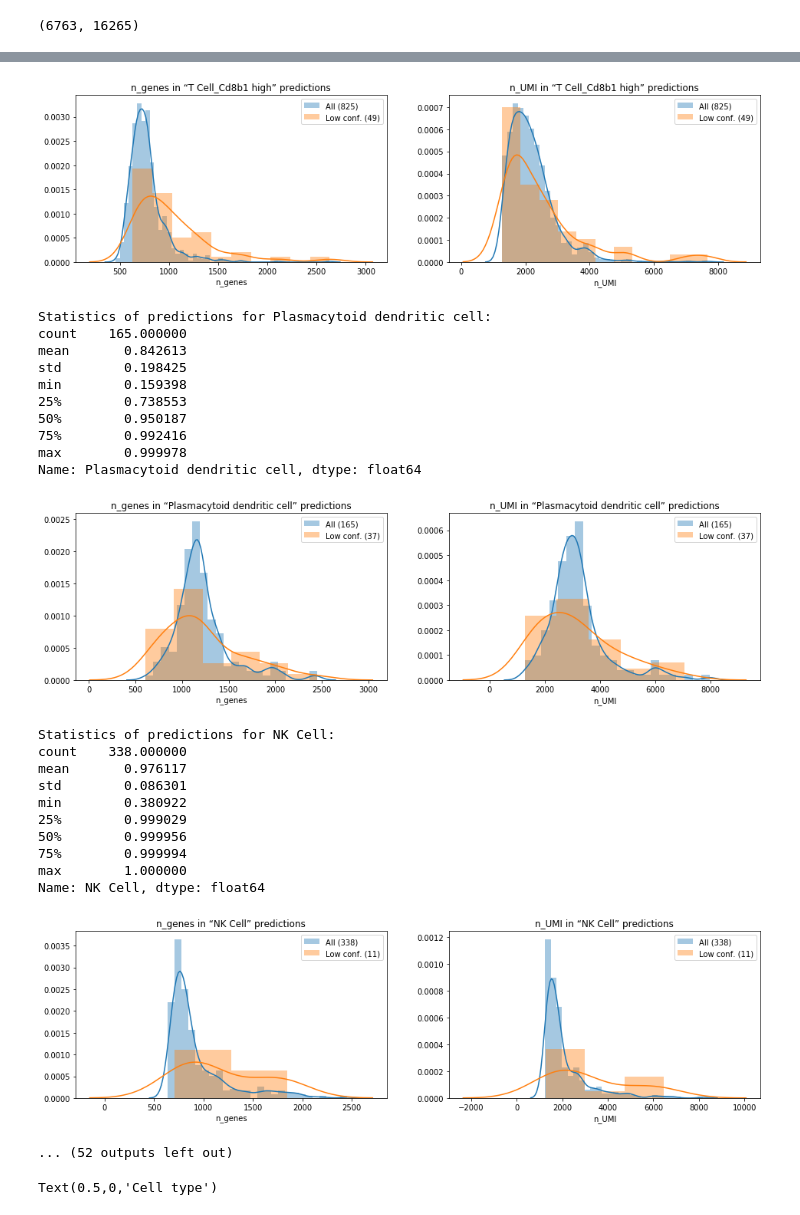
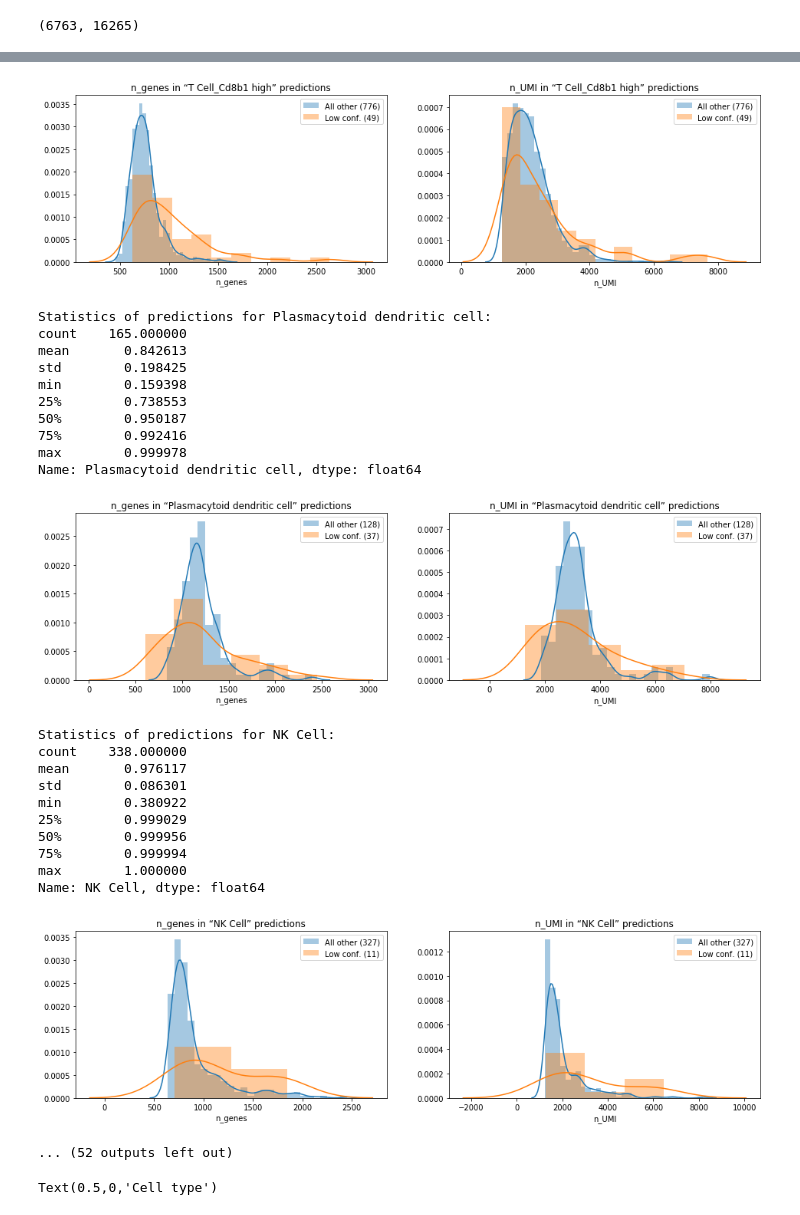
Before and after one commit to mxposed/sickle, a Jupyter notebook: 05-catboost-mca/best_model_analysis.ipynb, the cells around one changed output, grey strips where cells are left out. Drawn from its saved outputs; the diff is of its cells as text; code cells hidden in the pictures.

Commit message:
MCA best model for SC01: plot density of the rest instead of whole cluster

```diff
--- a/05-catboost-mca/best_model_analysis.ipynb
+++ b/05-catboost-mca/best_model_analysis.ipynb
@@ -47,11 +47,11 @@ for column_idx, column in enumerate(sc01p.columns):
     print(cell_type.describe())
     cell_type_idx = cell_type.index
     low_conf_idx = cell_type.index[cell_type < 0.7]
-    high_conf_idx = cell_type.index[cell_type > 0.95]
+    high_conf_idx = cell_type.index[cell_type >= 0.7]
     for var_idx, var in enumerate(tech_vars):
         ax = axes[var_idx]
-        seaborn.distplot(sc01.obs.loc[cell_type_idx, var],
-                         label='All ({})'.format(len(cell_type_idx)),
+        seaborn.distplot(sc01.obs.loc[high_conf_idx, var],
+                         label='All other ({})'.format(len(high_conf_idx)),
                          ax=ax, norm_hist=True,
                         )
         #seaborn.distplot(sc01.obs.loc[high_conf_idx, var],
@@ -102,25 +102,25 @@ Name: Alveolar macrophage_Ear2 high, dtype: float64
 Statistics of predictions for T Cell_Cd8b1 high:
 count    825.000000
 mean       0.953729
 std        0.118064
 min        0.239199
 25%        0.984435
 50%        0.997524
 75%        0.999415
 max        0.999989
 Name: T Cell_Cd8b1 high, dtype: float64
-[figure, old version]
+[figure, new version]
 Statistics of predictions for Plasmacytoid dendritic cell:
 count    165.000000
 mean       0.842613
 std        0.198425
 min        0.159398
 25%        0.738553
 50%        0.950187
 75%        0.992416
 max        0.999978
 Name: Plasmacytoid dendritic cell, dtype: float64
-[figure, old version]
+[figure, new version]
 Statistics of predictions for NK Cell:
 count    338.000000
 mean       0.976117
@@ -131,7 +131,7 @@ min        0.380922
 75%        0.999994
 max        1.000000
 Name: NK Cell, dtype: float64
-[figure, old version]
+[figure, new version]
 ... (52 outputs left out)
 # %%
 ct_means = []
```
Also changed, not shown: parts of 1 cell of this notebook.
